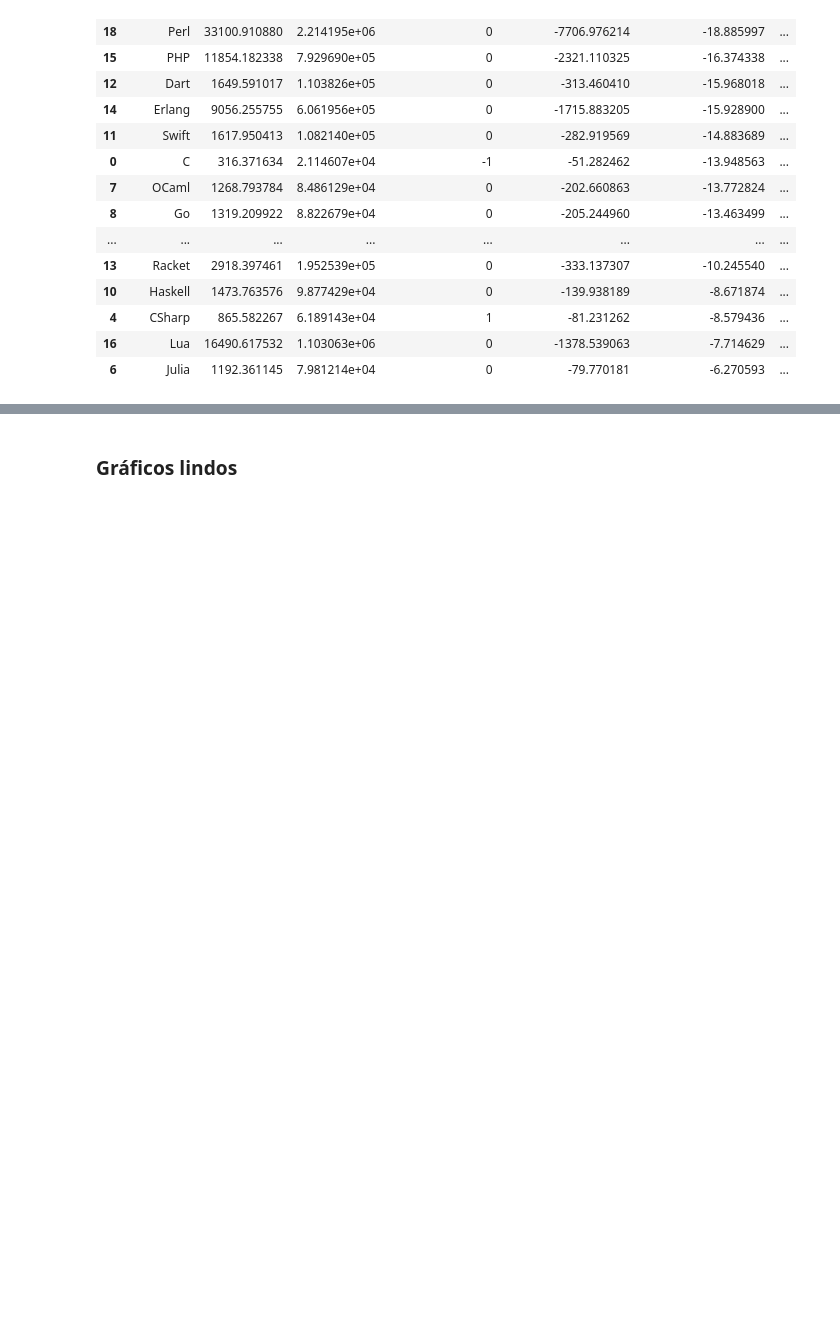
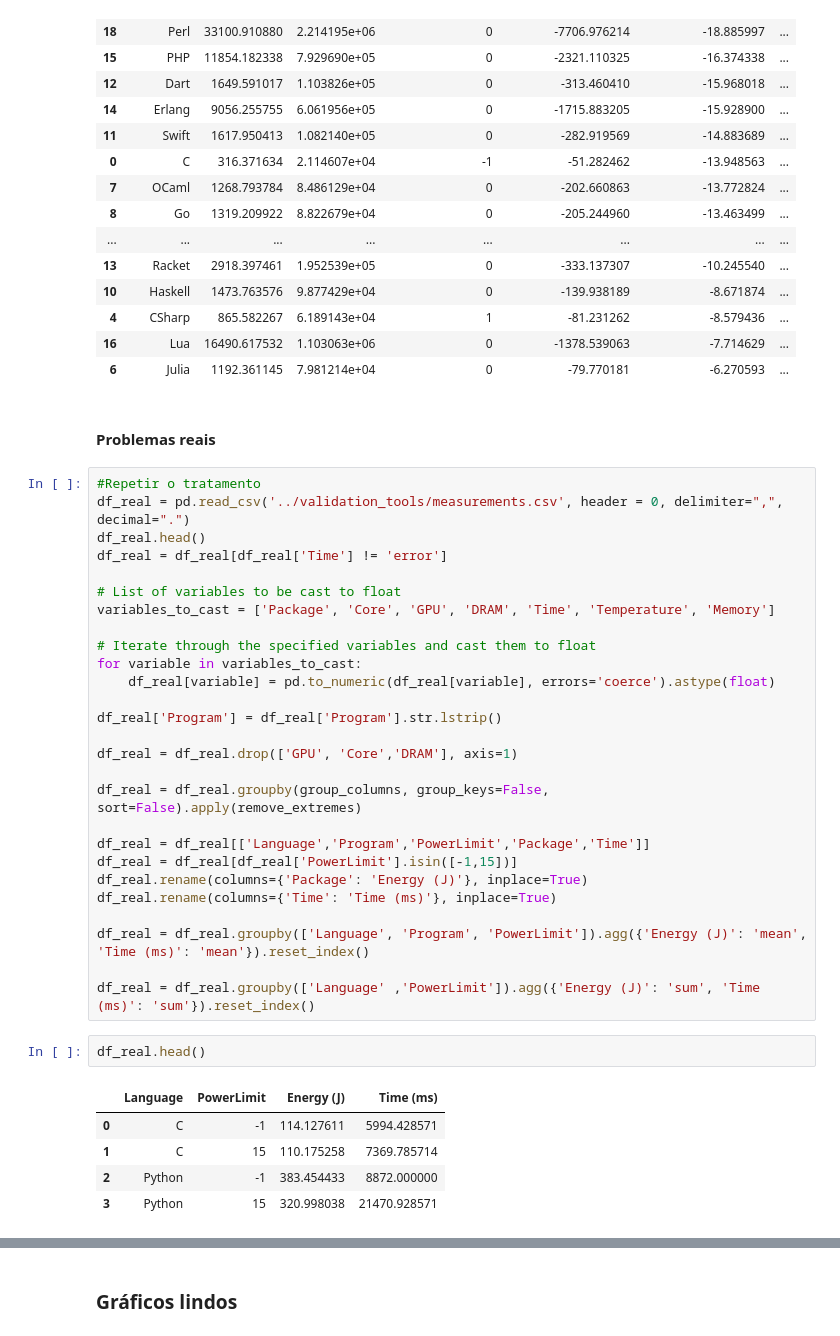
Before and after one commit to LuisMPSilva01/Energy-Languages-PowerCap, a Jupyter notebook: NoteBooks/statistics.ipynb, the cells around one changed output, grey strips where cells are left out. Saved outputs shown, nothing was run; the diff lists cells and outputs as text; blank space fills up the shorter version.

Commit message:
Real problems

```diff
--- a/NoteBooks/statistics.ipynb
+++ b/NoteBooks/statistics.ipynb
@@ -551,3 +599,40 @@ result_df.head(20)
 | 4 | CSharp | 865.582267 | 6.189143e+04 | 1 | -81.231262 | -8.579436 | ... |
 | 16 | Lua | 16490.617532 | 1.103063e+06 | 0 | -1378.539063 | -7.714629 | ... |
 | 6 | Julia | 1192.361145 | 7.981214e+04 | 0 | -79.770181 | -6.270593 | ... |
+# %% [markdown]
+#### Problemas reais
+# %%
+#Repetir o tratamento
+df_real = pd.read_csv('../validation_tools/measurements.csv', header = 0, delimiter=",", decimal=".")
+df_real.head()
+df_real = df_real[df_real['Time'] != 'error']
+
+# List of variables to be cast to float
+variables_to_cast = ['Package', 'Core', 'GPU', 'DRAM', 'Time', 'Temperature', 'Memory']
+
+# Iterate through the specified variables and cast them to float
+for variable in variables_to_cast:
+    df_real[variable] = pd.to_numeric(df_real[variable], errors='coerce').astype(float)
+
+df_real['Program'] = df_real['Program'].str.lstrip()
+
+df_real = df_real.drop(['GPU', 'Core','DRAM'], axis=1)
+
+df_real = df_real.groupby(group_columns, group_keys=False, sort=False).apply(remove_extremes)
+
+df_real = df_real[['Language','Program','PowerLimit','Package','Time']]
+df_real = df_real[df_real['PowerLimit'].isin([-1,15])]
+df_real.rename(columns={'Package': 'Energy (J)'}, inplace=True)
+df_real.rename(columns={'Time': 'Time (ms)'}, inplace=True)
+
+df_real = df_real.groupby(['Language', 'Program', 'PowerLimit']).agg({'Energy (J)': 'mean', 'Time (ms)': 'mean'}).reset_index()
+
+df_real = df_real.groupby(['Language' ,'PowerLimit']).agg({'Energy (J)': 'sum', 'Time (ms)': 'sum'}).reset_index()
+# %%
+df_real.head()
+# %% [output]
+|  | Language | PowerLimit | Energy (J) | Time (ms) |
+| 0 | C | -1 | 114.127611 | 5994.428571 |
+| 1 | C | 15 | 110.175258 | 7369.785714 |
+| 2 | Python | -1 | 383.454433 | 8872.000000 |
+| 3 | Python | 15 | 320.998038 | 21470.928571 |
```
Also changed, not shown: parts of 5 cells of this notebook, 3 other files.
